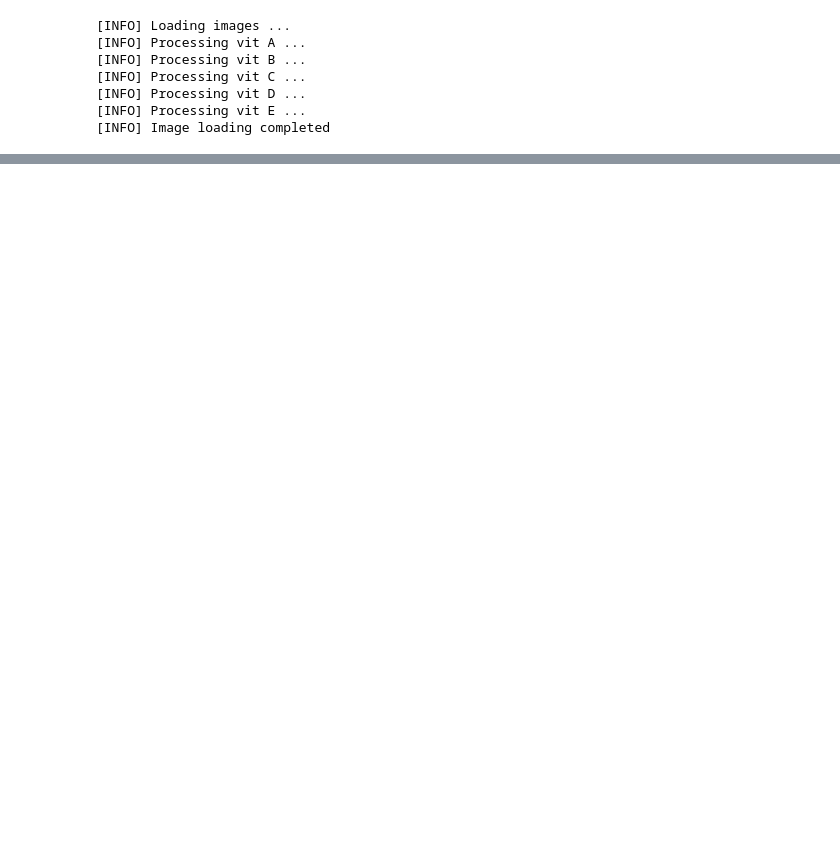
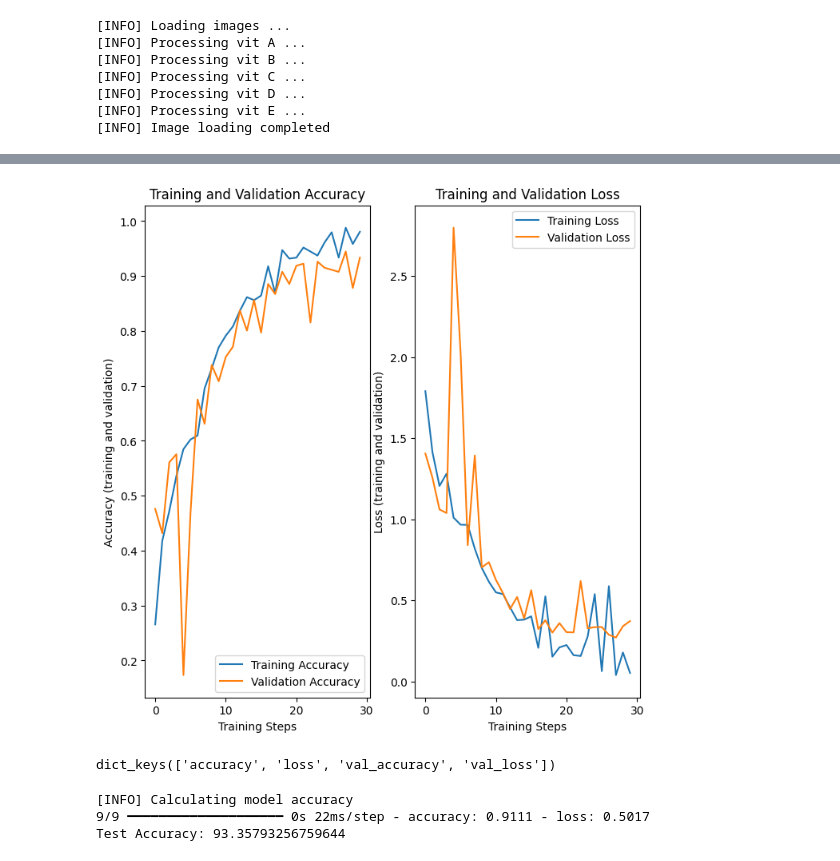
Before and after one commit to Dhiraj455/Vitamin-Deficiency-Recognition, a Jupyter notebook: disease.ipynb, the cells around one changed output, grey strips where cells are left out. Drawn from its saved outputs; the diff is of its cells as text; code cells hidden in the pictures; blank space fills up the shorter version.

```diff
--- a/disease.ipynb
+++ b/disease.ipynb
@@ -91,0 +209,19 @@ except Exception as e:
+# %%
+opt = Adam(learning_rate=INIT_LR, decay=INIT_LR / EPOCHS)
+# distribution
+model.compile(loss="categorical_crossentropy", optimizer=RMSprop(),metrics=["accuracy"])
+# train the network
+print("[INFO] training network...")
+
+
+
+#history = model.fit_generator(
+#    aug.flow(x_train, y_train, batch_size=BS),
+#    validation_data=(x_test, y_test),
+#    steps_per_epoch=len(x_train) // BS,
+#    epochs=EPOCHS, verbose=1
+#    )
+history = model.fit(x_train,y_train,validation_split=0.25,
+                    batch_size=BS,
+                    epochs=EPOCHS,validation_data=(x_test, y_test),
+                    verbose=1)
@@ -91,0 +246,45 @@ except Exception as e:
+# %%
+import matplotlib.pylab as plt
+import numpy as np
+
+acc = history.history['accuracy']
+val_acc = history.history['val_accuracy']
+
+loss = history.history['loss']
+val_loss = history.history['val_loss']
+
+epochs_range = range(EPOCHS)
+
+plt.figure(figsize=(8, 8))
+plt.subplot(1, 2, 1)
+plt.plot(epochs_range, acc, label='Training Accuracy')
+plt.plot(epochs_range, val_acc, label='Validation Accuracy')
+plt.legend(loc='lower right')
+plt.title('Training and Validation Accuracy')
+plt.ylabel("Accuracy (training and validation)")
+plt.xlabel("Training Steps")
+
+plt.subplot(1, 2, 2)
+plt.plot(epochs_range, loss, label='Training Loss')
+plt.plot(epochs_range, val_loss, label='Validation Loss')
+plt.legend(loc='upper right')
+plt.title('Training and Validation Loss')
+plt.ylabel("Loss (training and validation)")
+plt.xlabel("Training Steps")
+plt.savefig('graph_accuracy_graph.png',dpi=400)
+plt.show()
+# %% [output]
+[figure, added]
+# %%
+history_dict = history.history
+print(history_dict.keys())
+# %% [output]
+dict_keys(['accuracy', 'loss', 'val_accuracy', 'val_loss'])
+# %%
+print("[INFO] Calculating model accuracy")
+scores = model.evaluate(x_test, y_test)
+print(f"Test Accuracy: {scores[1]*100}")
+# %% [output]
+[INFO] Calculating model accuracy
+9/9 ━━━━━━━━━━━━━━━━━━━━ 0s 22ms/step - accuracy: 0.9111 - loss: 0.5017
+Test Accuracy: 93.35793256759644
```
Also changed, not shown: parts of 8 cells of this notebook, 2 other files.
